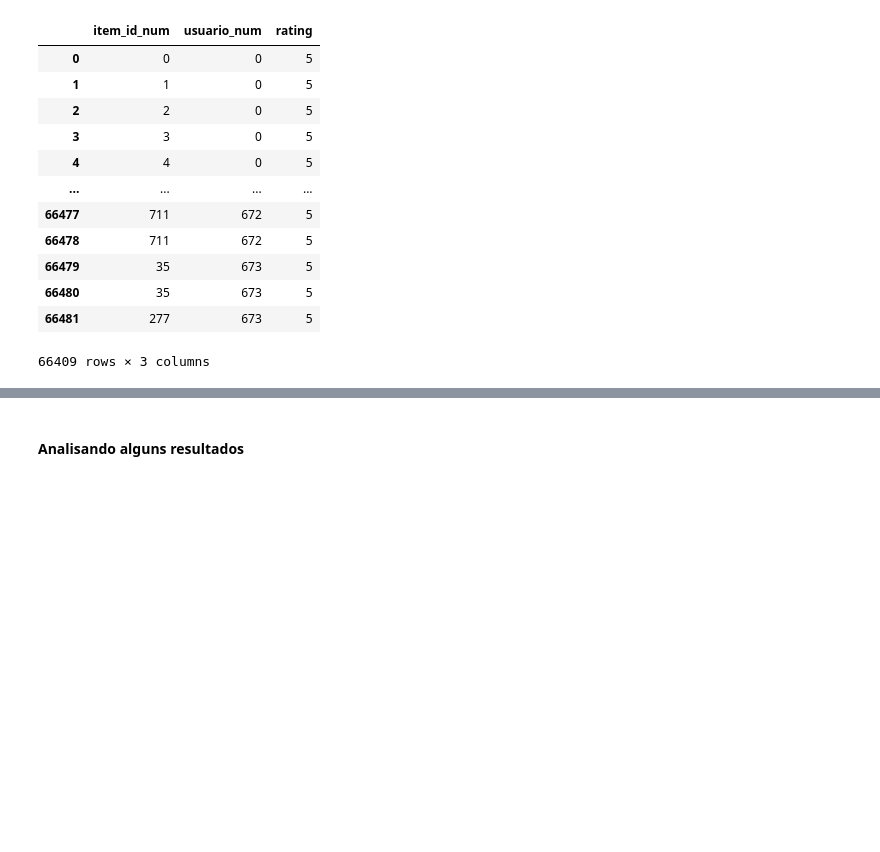
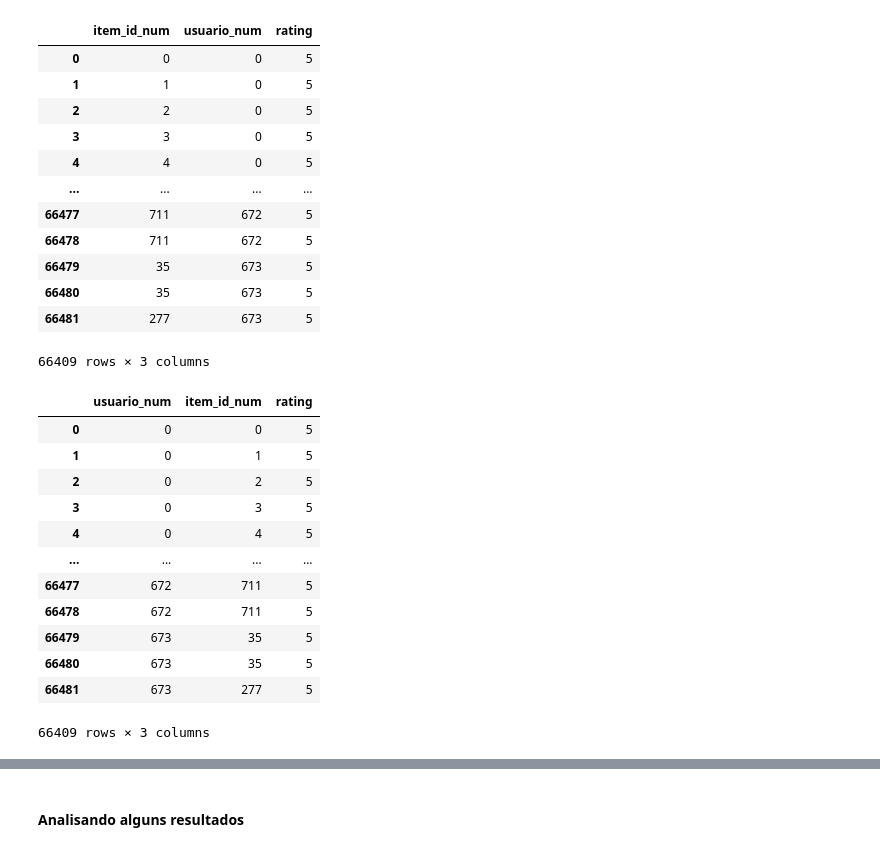
Before and after one commit to tpcyprianos/projeto_rec_sys, a Jupyter notebook: Rec_recursos_semelhantes.ipynb, the cells around one changed output, grey strips where cells are left out. Saved outputs shown, nothing was run; the diff lists cells and outputs as text; code cells hidden in the pictures; blank space fills up the shorter version.

```diff
--- a/Rec_recursos_semelhantes.ipynb
+++ b/Rec_recursos_semelhantes.ipynb
@@ -292,6 +292,28 @@ data_final
 | 66480 | 35 | 673 | 5 |
 | 66481 | 277 | 673 | 5 |
 66409 rows × 3 columns
+# %%
+# Nova ordem das colunas
+nova_ordem = ['usuario_num', 'item_id_num', 'rating']
+
+# Reorganizando o DataFrame
+data_final = data_final[nova_ordem]
+# %%
+data_final
+# %% [output]
+|  | usuario_num | item_id_num | rating |
+| 0 | 0 | 0 | 5 |
+| 1 | 0 | 1 | 5 |
+| 2 | 0 | 2 | 5 |
+| 3 | 0 | 3 | 5 |
+| 4 | 0 | 4 | 5 |
+| ... | ... | ... | ... |
+| 66477 | 672 | 711 | 5 |
+| 66478 | 672 | 711 | 5 |
+| 66479 | 673 | 35 | 5 |
+| 66480 | 673 | 35 | 5 |
+| 66481 | 673 | 277 | 5 |
+66409 rows × 3 columns
 # %%
 from sklearn.model_selection import train_test_split
 
```
Also changed, not shown: parts of 2 cells of this notebook.
